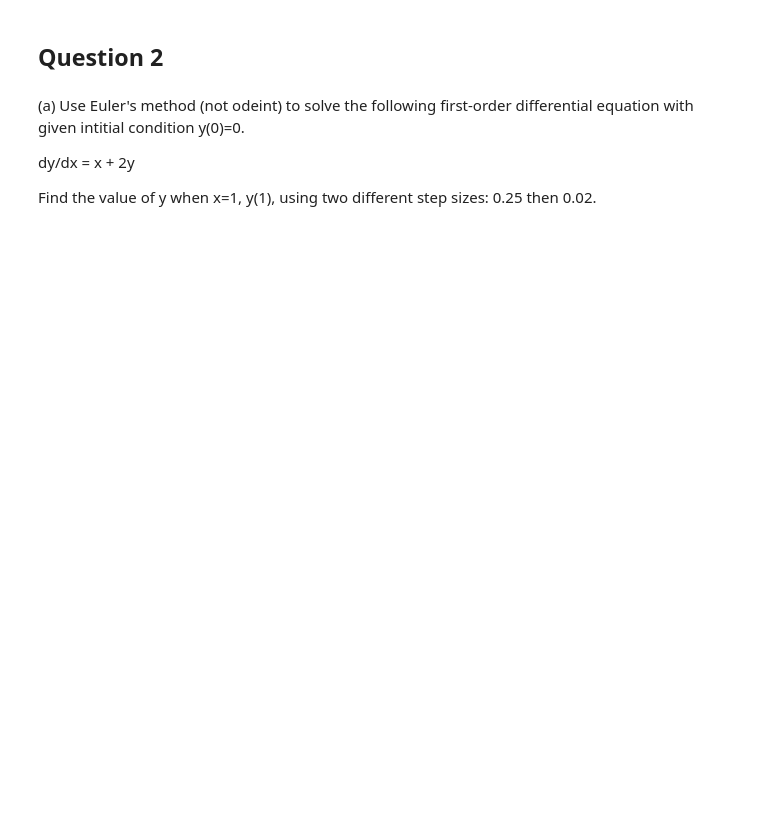
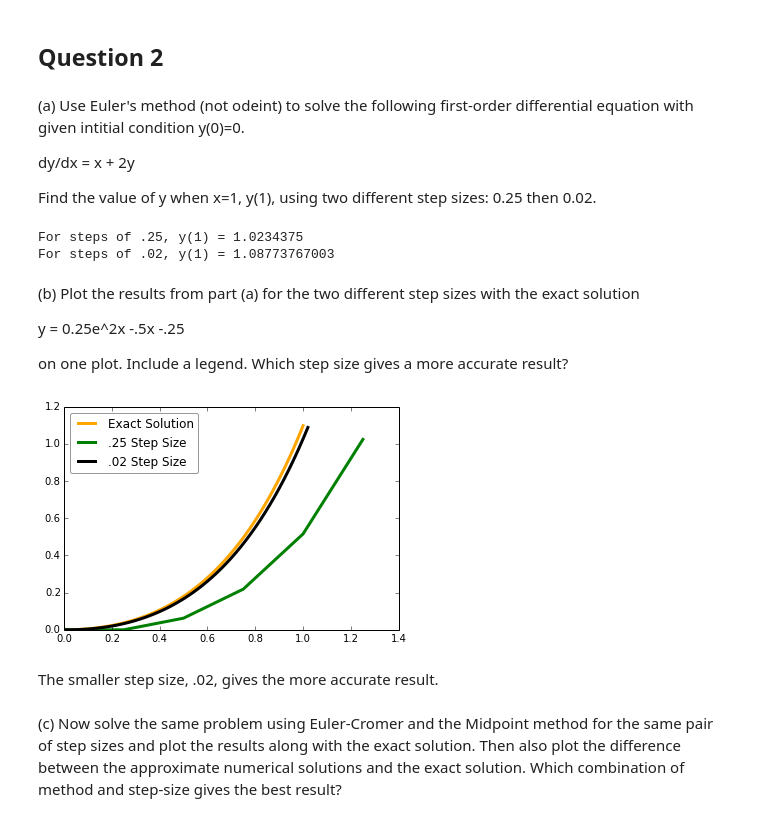
Before and after one commit to dclove202/PHYS202-S14, a Jupyter notebook: SciPy/ODEExercises.ipynb, the cells around one changed output. Saved outputs shown, nothing was run; the diff lists cells and outputs as text; code cells hidden in the pictures; blank space fills up the shorter version.

```diff
--- a/SciPy/ODEExercises.ipynb
+++ b/SciPy/ODEExercises.ipynb
@@ -154,3 +156,46 @@ th0 = np.pi-0.000001
 dy/dx = x + 2y
 
 Find the value of y when x=1, y(1), using two different step sizes: 0.25 then 0.02.
+# %%
+
+def Euler_ODE(dx, sol):
+    xmax = sol+2*dx
+    nsteps = int(xmax/dx)
+    x = np.zeros(nsteps)
+    y = np.zeros(nsteps)
+
+    #Redundant Initial condition
+    x[0]=0
+    y[0]=0
+
+    for i in range (nsteps-1):
+        x[i+1] = x[i] + dx
+        y[i+1]= y[i] + dx*(x[i] + 2*y[i])
+    return x,y
+x,y = Euler_ODE(.25,1)
+print "For steps of .25, y(1) =", y[-1]
+g,h = Euler_ODE(.02,1)
+print "For steps of .02, y(1) =", h[-1]
+# %% [output]
+For steps of .25, y(1) = 1.0234375
+For steps of .02, y(1) = 1.08773767003
+# %% [markdown]
+(b) Plot the results from part (a) for the two different step sizes with the exact solution
+
+y = 0.25e^2x -.5x -.25
+
+on one plot. Include a legend. Which step size gives a more accurate result?
+# %%
+t=np.arange(0,1+.01,.01)
+func = lambda t: .25*e**(2*t) - .5*t - .25
+plt.plot(t,func(t), label='Exact Solution',color='orange',linewidth=3)
+plt.plot(x,y, label='.25 Step Size', color='green',linewidth=3)
+plt.plot(g,h,label='.02 Step Size', color='black',linewidth=3)
+plt.legend(fancybox=True, loc='best', framealpha=.4)
+plt.show()
+# %% [output]
+[figure, added]
+# %% [markdown]
+The smaller step size, .02, gives the more accurate result.
+# %% [markdown]
+(c) Now solve the same problem using Euler-Cromer and the Midpoint method for the same pair of step sizes and plot the results along with the exact solution. Then also plot the difference between the approximate numerical solutions and the exact solution. Which combination of method and step-size gives the best result?
```
Also changed, not shown: parts of 17 cells of this notebook, 1 other file.
